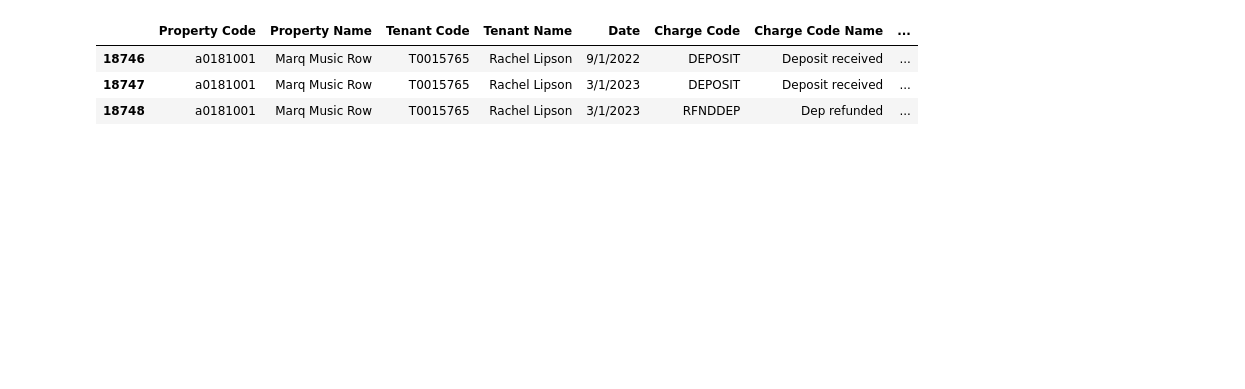
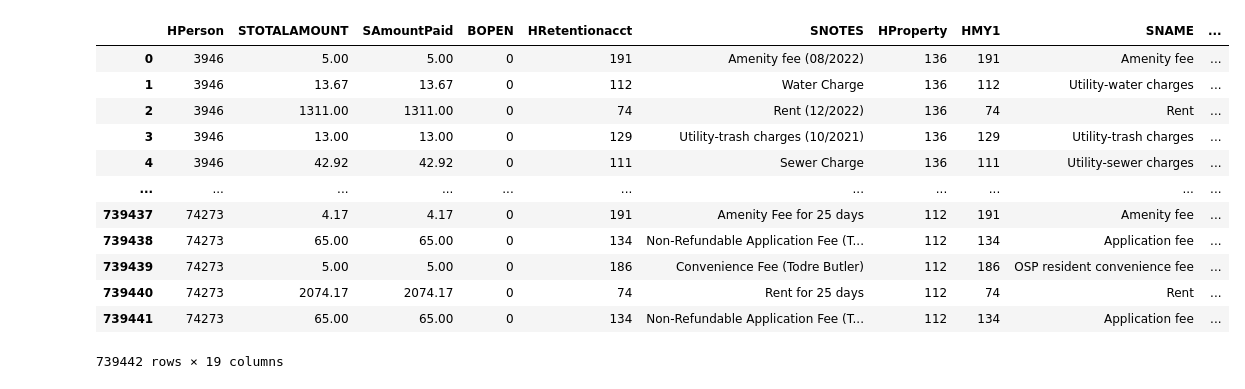
Before and after one commit to Project-DANE/DANE, a Jupyter notebook: nick_acquire_prepare.ipynb, the cells around one changed output. Drawn from its saved outputs; the diff is of its cells as text; code cells hidden in the pictures; blank space fills up the shorter version.

```diff
--- a/nick_acquire_prepare.ipynb
+++ b/nick_acquire_prepare.ipynb
@@ -146,7 +9,0 @@ deposits[deposits['Tenant Name'].str.startswith('Ra')]
-# %%
-deposits[deposits['Tenant Name'] == 'Rachel Lipson']
-# %% [output]
-|  | Property Code | Property Name | Tenant Code | Tenant Name | Date | Charge Code | Charge Code Name | ... |
-| 18746 | a0181001 | Marq Music Row | T0015765 | Rachel Lipson | 9/1/2022 | DEPOSIT | Deposit received | ... |
-| 18747 | a0181001 | Marq Music Row | T0015765 | Rachel Lipson | 3/1/2023 | DEPOSIT | Deposit received | ... |
-| 18748 | a0181001 | Marq Music Row | T0015765 | Rachel Lipson | 3/1/2023 | RFNDDEP | Dep refunded | ... |
@@ -152,0 +14,21 @@ deposits[deposits['Tenant Name'] == 'Rachel Lipson']
+# %%
+df = pd.read_csv('cws_residents.csv')
+# %%
+pd.options.display.max_columns = None
+df.drop(columns=['HMY',"HMYPerson", 'hTenant', 'hTent', 'Rent', 'SRENT'], inplace = True)
+# %%
+df
+# %% [output]
+|  | HPerson | STOTALAMOUNT | SAmountPaid | BOPEN | HRetentionacct | SNOTES | HProperty | HMY1 | SNAME | ... |
+| 0 | 3946 | 5.00 | 5.00 | 0 | 191 | Amenity fee (08/2022) | 136 | 191 | Amenity fee | ... |
+| 1 | 3946 | 13.67 | 13.67 | 0 | 112 | Water Charge | 136 | 112 | Utility-water charges | ... |
+| 2 | 3946 | 1311.00 | 1311.00 | 0 | 74 | Rent (12/2022) | 136 | 74 | Rent | ... |
+| 3 | 3946 | 13.00 | 13.00 | 0 | 129 | Utility-trash charges (10/2021) | 136 | 129 | Utility-trash charges | ... |
+| 4 | 3946 | 42.92 | 42.92 | 0 | 111 | Sewer Charge | 136 | 111 | Utility-sewer charges | ... |
+| ... | ... | ... | ... | ... | ... | ... | ... | ... | ... | ... |
+| 739437 | 74273 | 4.17 | 4.17 | 0 | 191 | Amenity Fee for 25 days | 112 | 191 | Amenity fee | ... |
+| 739438 | 74273 | 65.00 | 65.00 | 0 | 134 | Non-Refundable Application Fee (T... | 112 | 134 | Application fee | ... |
+| 739439 | 74273 | 5.00 | 5.00 | 0 | 186 | Convenience Fee (Todre Butler) | 112 | 186 | OSP resident convenience fee | ... |
+| 739440 | 74273 | 2074.17 | 2074.17 | 0 | 74 | Rent for 25 days | 112 | 74 | Rent | ... |
+| 739441 | 74273 | 65.00 | 65.00 | 0 | 134 | Non-Refundable Application Fee (T... | 112 | 134 | Application fee | ... |
+739442 rows × 19 columns
```
Also changed, not shown: parts of 22 cells of this notebook, 1 other file.
